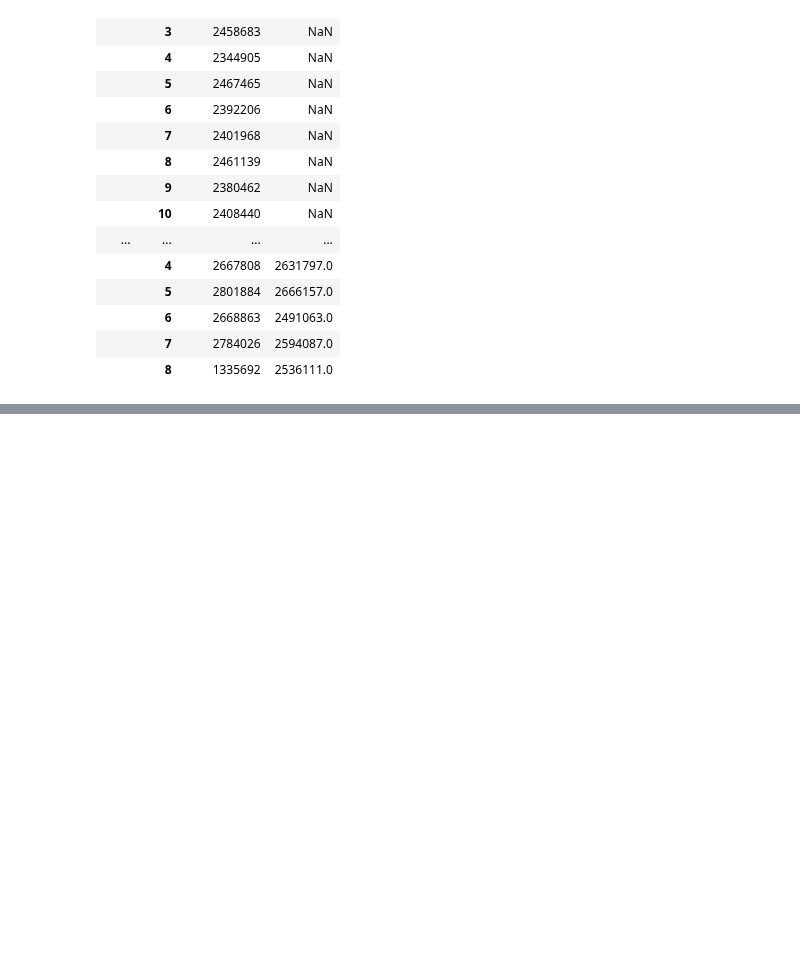
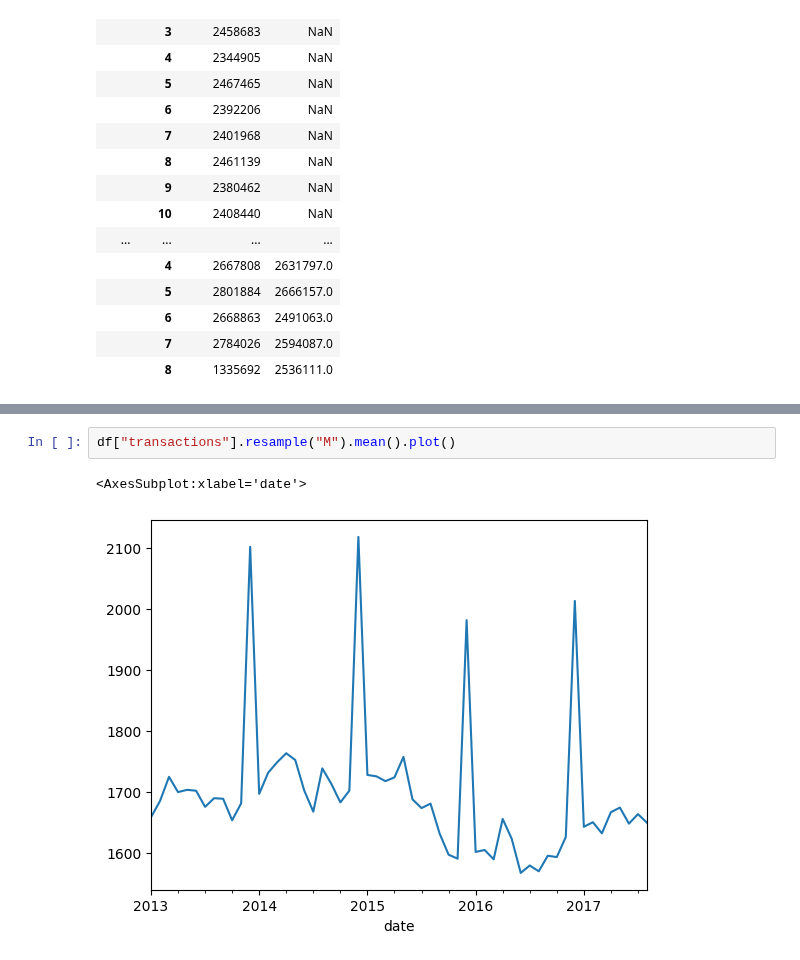
Before and after one commit to lingeshnafeax/DataScience, a Jupyter notebook: Numpy Pandas/DateTime.ipynb, the cells around one changed output, grey strips where cells are left out. Saved outputs shown, nothing was run; the diff lists cells and outputs as text; blank space fills up the shorter version.

```diff
--- a/Numpy Pandas/DateTime.ipynb
+++ b/Numpy Pandas/DateTime.ipynb
@@ -452,0 +510,5 @@ transaction44
+# %%
+df["transactions"].resample("M").mean().plot()
+# %% [output]
+<AxesSubplot:xlabel='date'>
+[figure, added]
```
Also changed, not shown: parts of 11 cells of this notebook.
